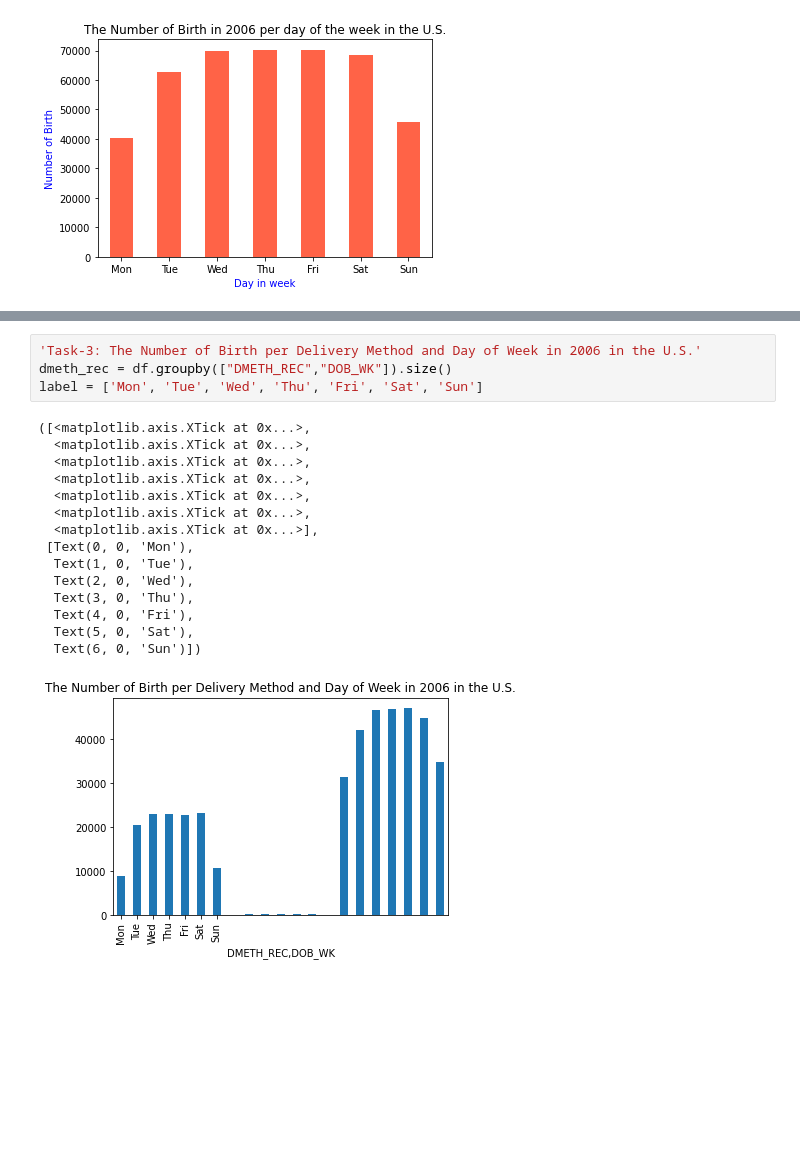
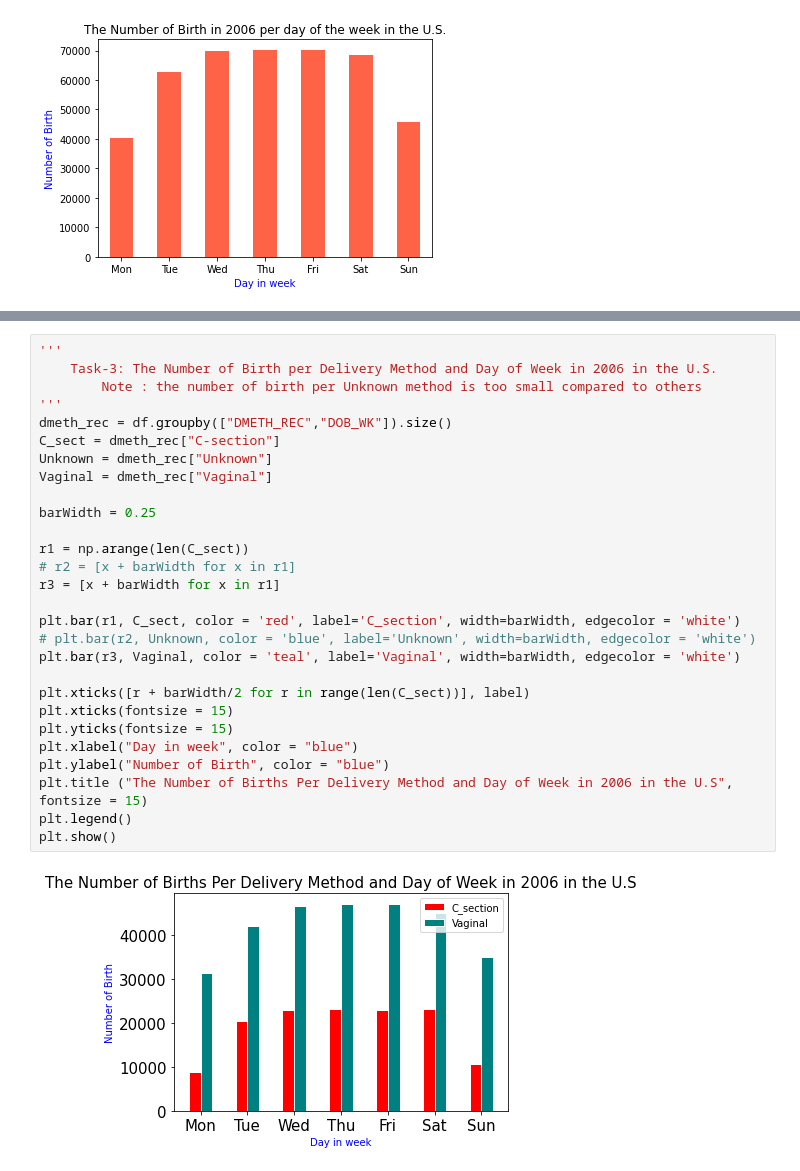
Before and after one commit to thutranghoa/Data_visualization, a Jupyter notebook: ex2.ipynb, the cells around one changed output, grey strips where cells are left out. Drawn from its saved outputs; the diff is of its cells as text; blank space fills up the shorter version.

```diff
--- a/ex2.ipynb
+++ b/ex2.ipynb
@@ -102,20 +64,30 @@ dmeth_rec.first()
-# %%
-'Task-3: The Number of Birth per Delivery Method and Day of Week in 2006 in the U.S.'
-dmeth_rec = df.groupby(["DMETH_REC","DOB_WK"]).size()
-label = ['Mon', 'Tue', 'Wed', 'Thu', 'Fri', 'Sat', 'Sun']
-# %% [output]
-([<matplotlib.axis.XTick at 0x...>,
-  <matplotlib.axis.XTick at 0x...>,
-  <matplotlib.axis.XTick at 0x...>,
-  <matplotlib.axis.XTick at 0x...>,
-  <matplotlib.axis.XTick at 0x...>,
-  <matplotlib.axis.XTick at 0x...>,
-  <matplotlib.axis.XTick at 0x...>],
- [Text(0, 0, 'Mon'),
-  Text(1, 0, 'Tue'),
-  Text(2, 0, 'Wed'),
-  Text(3, 0, 'Thu'),
-  Text(4, 0, 'Fri'),
-  Text(5, 0, 'Sat'),
-  Text(6, 0, 'Sun')])
-[figure, removed]
+# %%
+'''
+    Task-3: The Number of Birth per Delivery Method and Day of Week in 2006 in the U.S.
+        Note : the number of birth per Unknown method is too small compared to others
+'''
+dmeth_rec = df.groupby(["DMETH_REC","DOB_WK"]).size()
+C_sect = dmeth_rec["C-section"]
+Unknown = dmeth_rec["Unknown"]
+Vaginal = dmeth_rec["Vaginal"]
+
+barWidth = 0.25
+
+r1 = np.arange(len(C_sect))
+# r2 = [x + barWidth for x in r1]
+r3 = [x + barWidth for x in r1]
+
+plt.bar(r1, C_sect, color = 'red', label='C_section', width=barWidth, edgecolor = 'white')
+# plt.bar(r2, Unknown, color = 'blue', label='Unknown', width=barWidth, edgecolor = 'white')
+plt.bar(r3, Vaginal, color = 'teal', label='Vaginal', width=barWidth, edgecolor = 'white')
+
+plt.xticks([r + barWidth/2 for r in range(len(C_sect))], label)
+plt.xticks(fontsize = 15)
+plt.yticks(fontsize = 15)
+plt.xlabel("Day in week", color = "blue")
+plt.ylabel("Number of Birth", color = "blue")
+plt.title ("The Number of Births Per Delivery Method and Day of Week in 2006 in the U.S", fontsize = 15)
+plt.legend()
+plt.show()
+# %% [output]
+[figure, added]
```
Also changed, not shown: parts of 22 cells of this notebook.
